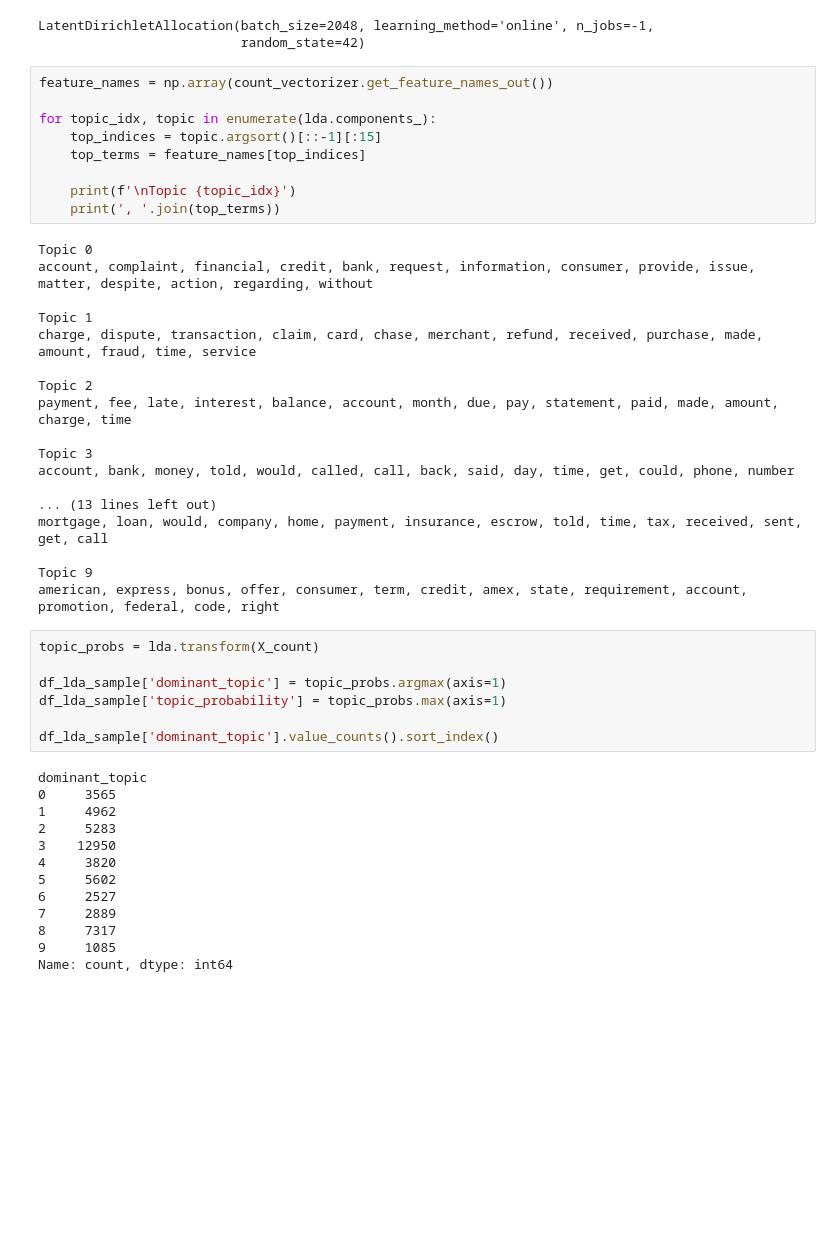
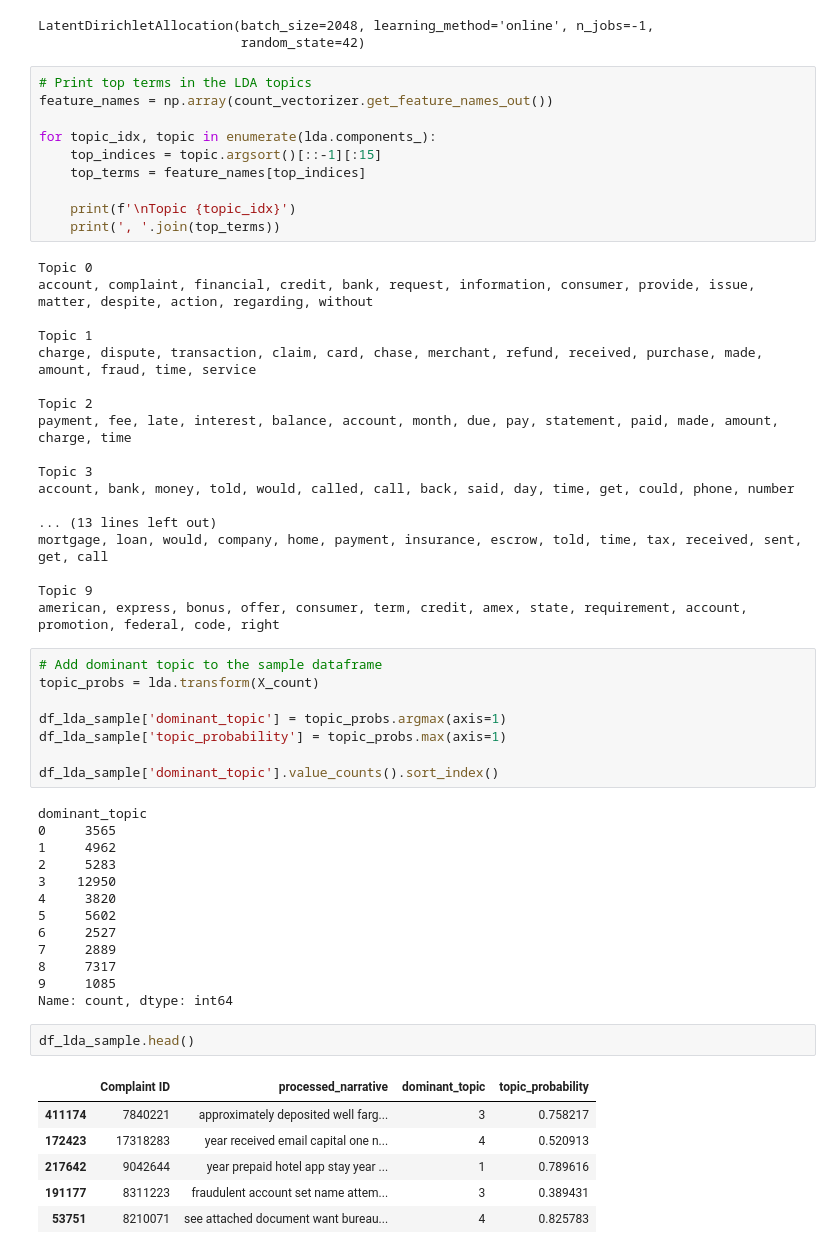
Before and after one commit to n-tamm/cfpb_mortgage_complaints, a Jupyter notebook: notebooks/06_unsupervised_model_development_lda.ipynb, the cells around one changed output. Saved outputs shown, nothing was run; the diff lists cells and outputs as text; blank space fills up the shorter version.

```diff
--- a/notebooks/06_unsupervised_model_development_lda.ipynb
+++ b/notebooks/06_unsupervised_model_development_lda.ipynb
@@ -62,6 +63,7 @@ lda.fit(X_count)
 LatentDirichletAllocation(batch_size=2048, learning_method='online', n_jobs=-1,
                           random_state=42)
 # %%
+# Print top terms in the LDA topics
 feature_names = np.array(count_vectorizer.get_feature_names_out())
 
 for topic_idx, topic in enumerate(lda.components_):
@@ -89,6 +91,7 @@ mortgage, loan, would, company, home, payment, insurance, escrow, told, time, ta
 Topic 9
 american, express, bonus, offer, consumer, term, credit, amex, state, requirement, account, promotion, federal, code, right
 # %%
+# Add dominant topic to the sample dataframe
 topic_probs = lda.transform(X_count)
 
 df_lda_sample['dominant_topic'] = topic_probs.argmax(axis=1)
@@ -108,4 +111,13 @@ dominant_topic
 8     7317
 9     1085
 Name: count, dtype: int64
+# %%
+df_lda_sample.head()
+# %% [output]
+|  | Complaint ID | processed_narrative | dominant_topic | topic_probability |
+| 411174 | 7840221 | approximately deposited well farg... | 3 | 0.758217 |
+| 172423 | 17318283 | year received email capital one n... | 4 | 0.520913 |
+| 217642 | 9042644 | year prepaid hotel app stay year ... | 1 | 0.789616 |
+| 191177 | 8311223 | fraudulent account set name attem... | 3 | 0.389431 |
+| 53751 | 8210071 | see attached document want bureau... | 4 | 0.825783 |
 # %%
```
Also changed, not shown: parts of 8 cells of this notebook, 3 other files.
